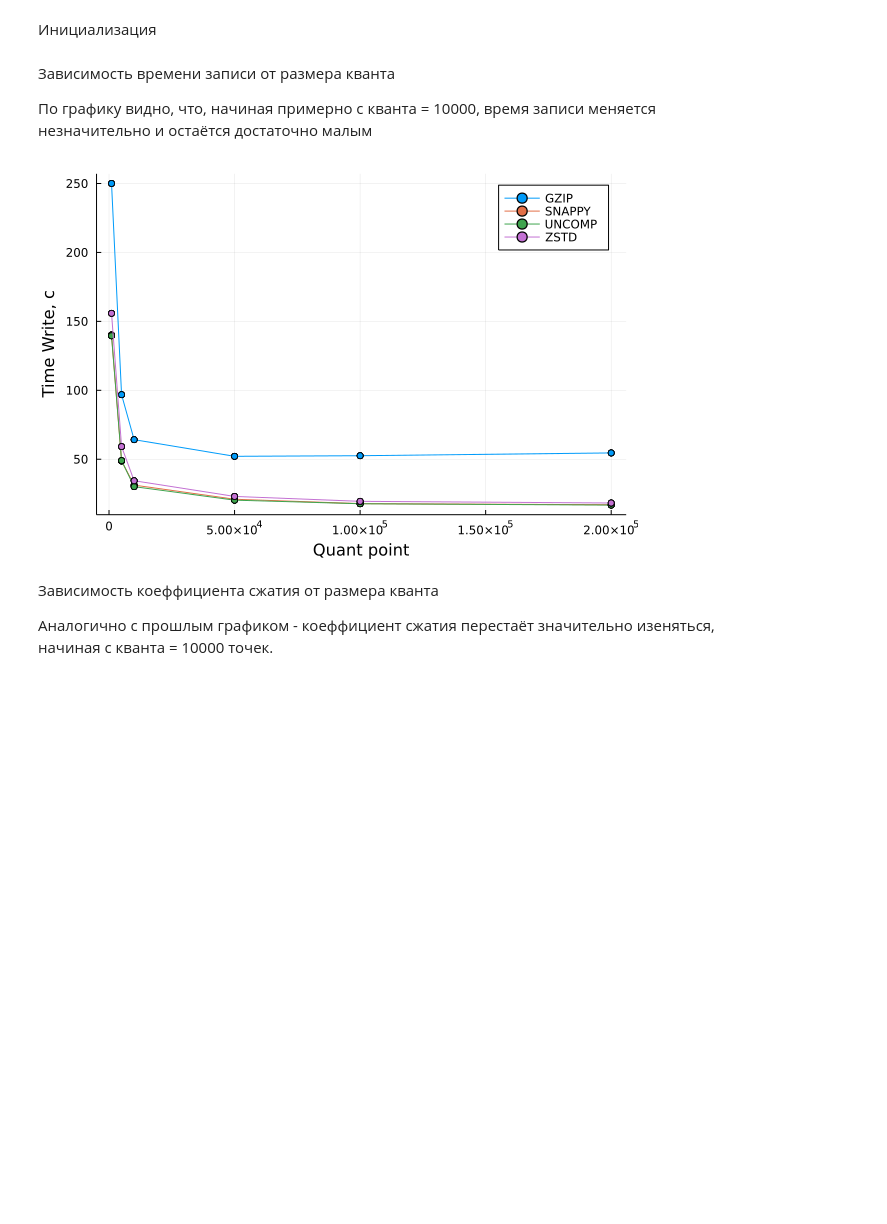
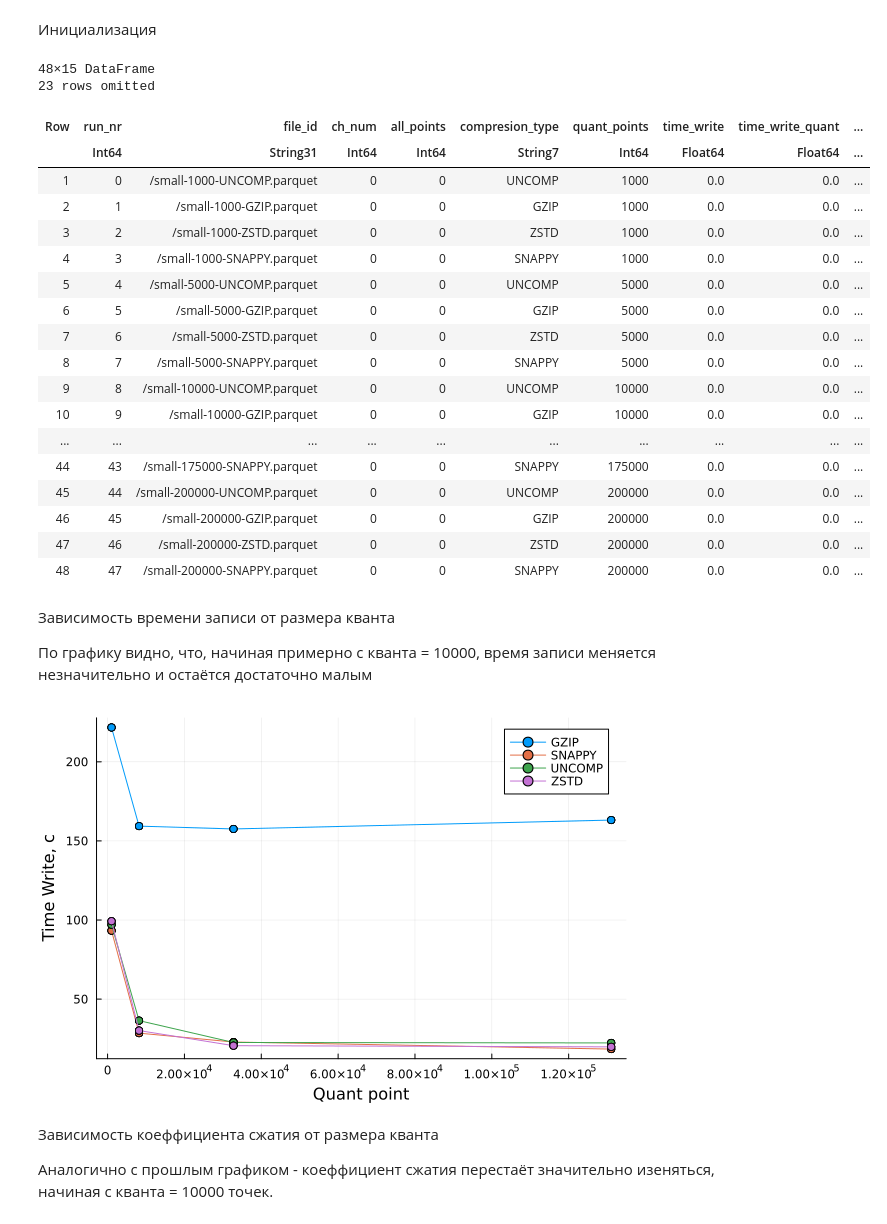
Before and after one commit to a-mikhaylov/file-formats-cpp, a Jupyter notebook: scripts/SavePlots.ipynb, the cells around one changed output. Drawn from its saved outputs; the diff is of its cells as text; code cells hidden in the pictures; blank space fills up the shorter version.

```diff
--- a/scripts/SavePlots.ipynb
+++ b/scripts/SavePlots.ipynb
@@ -3,16 +3,37 @@
 # %%
 using Plots
 using StatsPlots
 using DataFrames
 using CSV
 
-Big   = "../Logs/LogEncode.csv"
-Read = "../Logs/LogRead.csv"
+Big   = "../Logs/LogEncodeBig.csv"
+Small = "../Logs/LogEncodeSmall.csv"
 Shuffle  = "../Logs/LogShuffle1k.csv"
 
-df_big = CSV.File(Big) |> DataFrame
+df_big   = CSV.File(Big) |> DataFrame
+df_small = CSV.File(Small) |> DataFrame
 df_shuffle = CSV.File(Shuffle) |> DataFrame
-df_read = CSV.File(Read) |> DataFrame
+# %% [output]
+48×15 DataFrame
+23 rows omitted
+| Row | run_nr | file_id | ch_num | all_points | compresion_type | quant_points | time_write | time_write_quant | ... |
+|  | Int64 | String31 | Int64 | Int64 | String7 | Int64 | Float64 | Float64 | ... |
+| 1 | 0 | /small-1000-UNCOMP.parquet | 0 | 0 | UNCOMP | 1000 | 0.0 | 0.0 | ... |
+| 2 | 1 | /small-1000-GZIP.parquet | 0 | 0 | GZIP | 1000 | 0.0 | 0.0 | ... |
+| 3 | 2 | /small-1000-ZSTD.parquet | 0 | 0 | ZSTD | 1000 | 0.0 | 0.0 | ... |
+| 4 | 3 | /small-1000-SNAPPY.parquet | 0 | 0 | SNAPPY | 1000 | 0.0 | 0.0 | ... |
+| 5 | 4 | /small-5000-UNCOMP.parquet | 0 | 0 | UNCOMP | 5000 | 0.0 | 0.0 | ... |
+| 6 | 5 | /small-5000-GZIP.parquet | 0 | 0 | GZIP | 5000 | 0.0 | 0.0 | ... |
+| 7 | 6 | /small-5000-ZSTD.parquet | 0 | 0 | ZSTD | 5000 | 0.0 | 0.0 | ... |
+| 8 | 7 | /small-5000-SNAPPY.parquet | 0 | 0 | SNAPPY | 5000 | 0.0 | 0.0 | ... |
+| 9 | 8 | /small-10000-UNCOMP.parquet | 0 | 0 | UNCOMP | 10000 | 0.0 | 0.0 | ... |
+| 10 | 9 | /small-10000-GZIP.parquet | 0 | 0 | GZIP | 10000 | 0.0 | 0.0 | ... |
+| ... | ... | ... | ... | ... | ... | ... | ... | ... | ... |
+| 44 | 43 | /small-175000-SNAPPY.parquet | 0 | 0 | SNAPPY | 175000 | 0.0 | 0.0 | ... |
+| 45 | 44 | /small-200000-UNCOMP.parquet | 0 | 0 | UNCOMP | 200000 | 0.0 | 0.0 | ... |
+| 46 | 45 | /small-200000-GZIP.parquet | 0 | 0 | GZIP | 200000 | 0.0 | 0.0 | ... |
+| 47 | 46 | /small-200000-ZSTD.parquet | 0 | 0 | ZSTD | 200000 | 0.0 | 0.0 | ... |
+| 48 | 47 | /small-200000-SNAPPY.parquet | 0 | 0 | SNAPPY | 200000 | 0.0 | 0.0 | ... |
 # %% [markdown]
 Зависимость времени записи от размера кванта
 
@@ -24,9 +45,9 @@ df_read = CSV.File(Read) |> DataFrame
             xlabel = "Quant point",
             ylabel = "Time Write, c",
             marker = :circle)
-# savefig("Plots/BigWrite_t(read_t).png")
+# savefig("Plots/Big_WriteT(QuantPoints).png")
 # %% [output]
-[figure, old version]
+[figure, new version]
 # %% [markdown]
 Зависимость коеффициента сжатия от размера кванта
 
```
Also changed, not shown: parts of 6 cells of this notebook, 9 other files.
